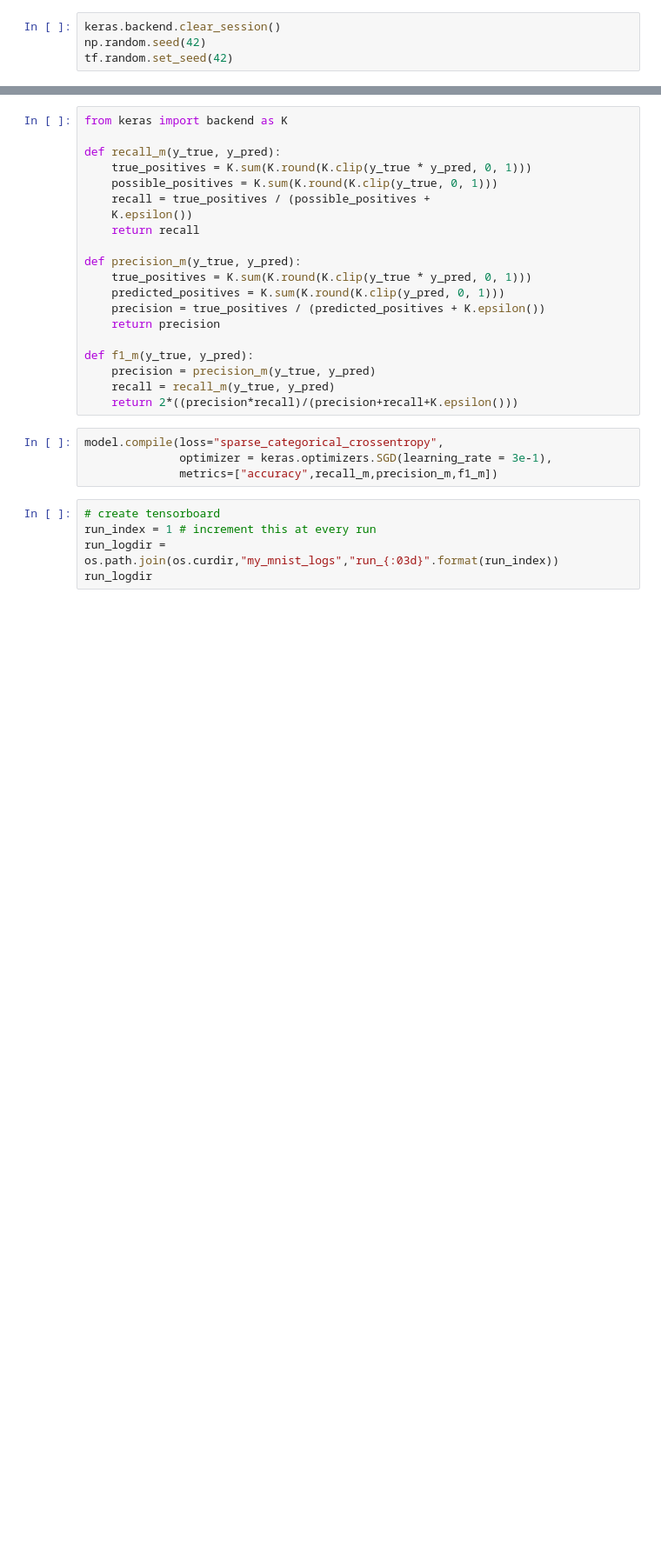
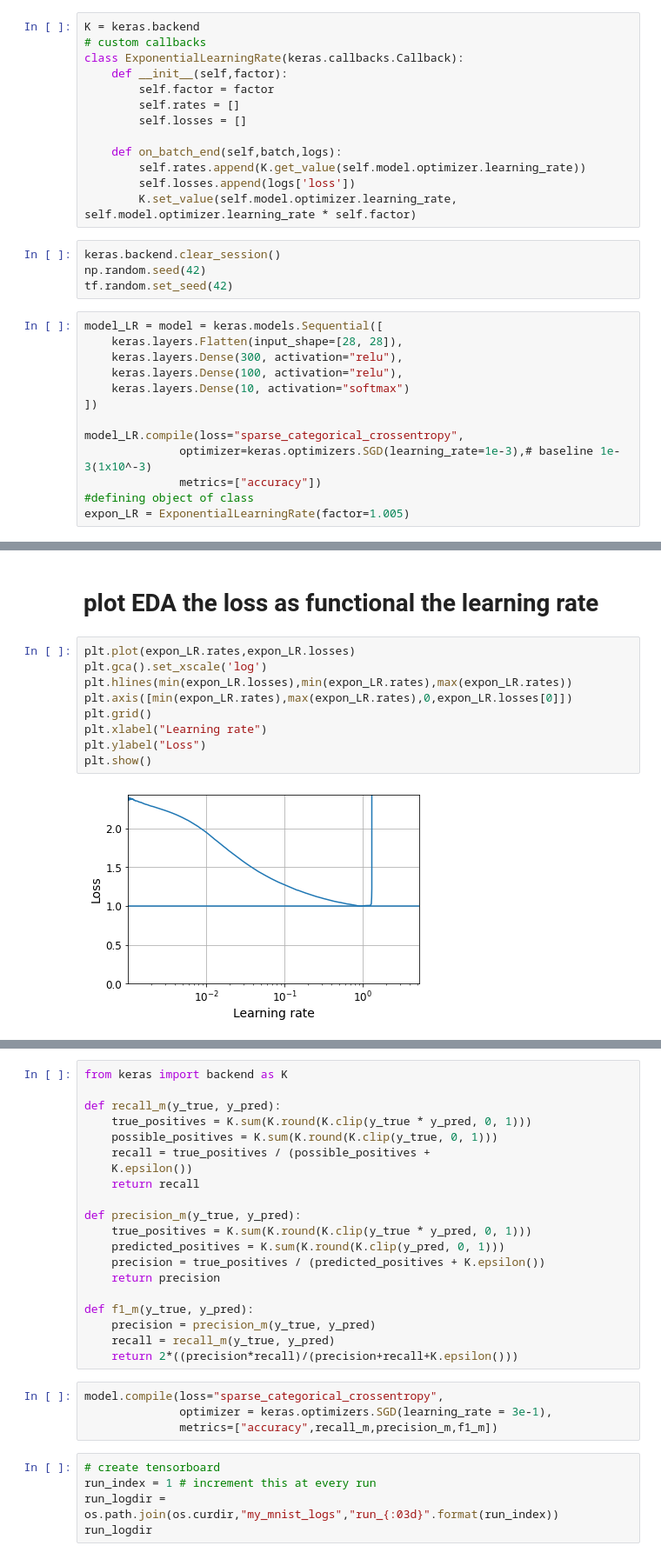
Before and after one commit to TeguhPermana666/Exercise-Deep-MLP-on-the-MNIST-dataset, a Jupyter notebook: Model.ipynb, the cells around one changed output, grey strips where cells are left out. Shown at 87% size. Saved outputs shown, nothing was run; the diff lists cells and outputs as text; blank space fills up the shorter version.

```diff
--- a/Model.ipynb
+++ b/Model.ipynb
@@ -101,4 +103,30 @@ plt.show()
+# %%
+K = keras.backend
+# custom callbacks
+class ExponentialLearningRate(keras.callbacks.Callback):
+    def __init__(self,factor):
+        self.factor = factor
+        self.rates = []
+        self.losses = []
+
+    def on_batch_end(self,batch,logs):
+        self.rates.append(K.get_value(self.model.optimizer.learning_rate))
+        self.losses.append(logs['loss'])
+        K.set_value(self.model.optimizer.learning_rate, self.model.optimizer.learning_rate * self.factor)
 # %%
 keras.backend.clear_session()
 np.random.seed(42)
 tf.random.set_seed(42)
+# %%
+model_LR = model = keras.models.Sequential([
+    keras.layers.Flatten(input_shape=[28, 28]),
+    keras.layers.Dense(300, activation="relu"),
+    keras.layers.Dense(100, activation="relu"),
+    keras.layers.Dense(10, activation="softmax")
+])
+
+model_LR.compile(loss="sparse_categorical_crossentropy",
+              optimizer=keras.optimizers.SGD(learning_rate=1e-3),# baseline 1e-3(1x10^-3)
+              metrics=["accuracy"])
+#defining object of class
+expon_LR = ExponentialLearningRate(factor=1.005)
@@ -104,0 +140,13 @@ tf.random.set_seed(42)
+# %% [markdown]
+# plot EDA the loss as functional the learning rate
+# %%
+plt.plot(expon_LR.rates,expon_LR.losses)
+plt.gca().set_xscale('log')
+plt.hlines(min(expon_LR.losses),min(expon_LR.rates),max(expon_LR.rates))
+plt.axis([min(expon_LR.rates),max(expon_LR.rates),0,expon_LR.losses[0]])
+plt.grid()
+plt.xlabel("Learning rate")
+plt.ylabel("Loss")
+plt.show()
+# %% [output]
+[figure, added]
```
Also changed, not shown: parts of 8 cells of this notebook, 2 other files.
